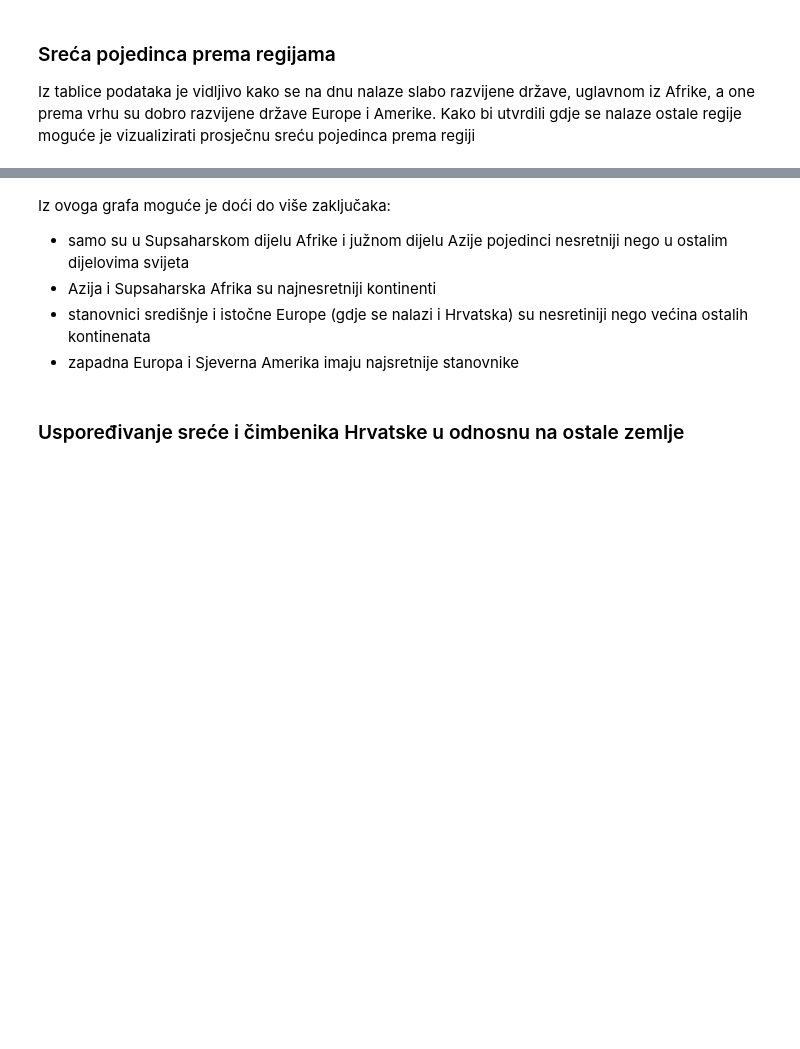
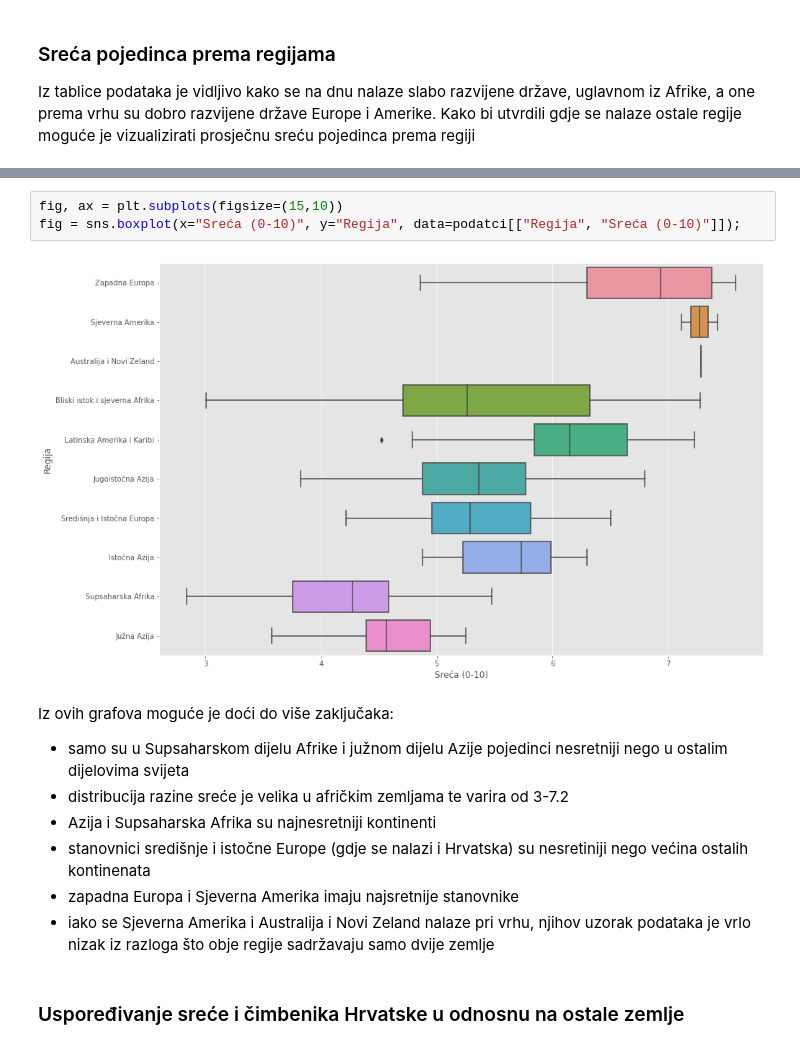
Before and after one commit to jslavic/radzaskolu, a Jupyter notebook: SkolskiRad.ipynb, the cells around one changed output, grey strips where cells are left out. Cells and saved outputs as stored; diff of their text form; blank space fills up the shorter version.

```diff
--- a/SkolskiRad.ipynb
+++ b/SkolskiRad.ipynb
@@ -82,10 +104,17 @@ plt.suptitle("Prosječna razina sreće pojedinca po regiji",
+# %%
+fig, ax = plt.subplots(figsize=(15,10))
+fig = sns.boxplot(x="Sreća (0-10)", y="Regija", data=podatci[["Regija", "Sreća (0-10)"]]);
+# %% [output]
+[figure, added]
 # %% [markdown]
-Iz ovoga grafa moguće je doći do više zaključaka:
+Iz ovih grafova moguće je doći do više zaključaka:
 
 * samo su u Supsaharskom dijelu Afrike i južnom dijelu Azije pojedinci nesretniji nego u ostalim dijelovima svijeta
+* distribucija razine sreće je velika u afričkim zemljama te varira od 3-7.2
 * Azija i Supsaharska Afrika su najnesretniji kontinenti
 * stanovnici središnje i istočne Europe (gdje se nalazi i Hrvatska) su nesretiniji nego većina ostalih kontinenata
 * zapadna Europa i Sjeverna Amerika imaju najsretnije stanovnike
+* iako se Sjeverna Amerika i Australija i Novi Zeland nalaze pri vrhu, njihov uzorak podataka je vrlo nizak iz razloga što obje regije sadržavaju samo dvije zemlje
 # %% [markdown]
 ### Uspoređivanje sreće i čimbenika Hrvatske u odnosnu na ostale zemlje
 # %% [markdown]
```
Also changed, not shown: parts of 25 cells of this notebook.
